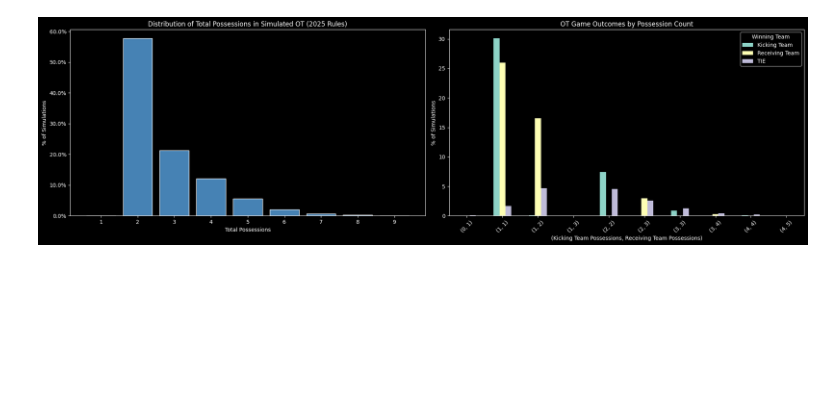
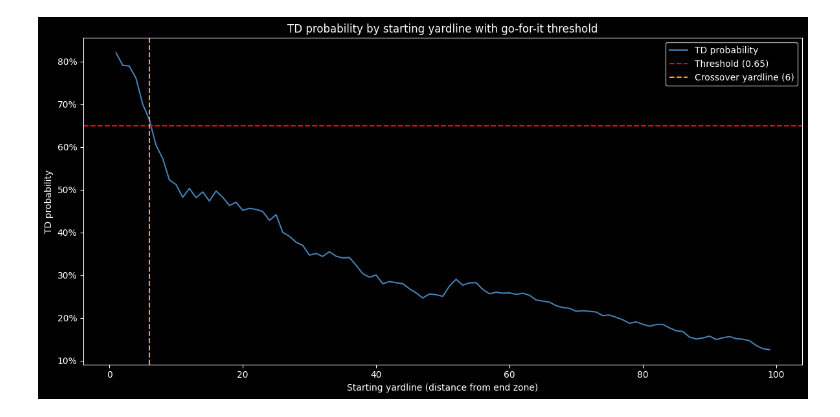
Before and after one commit to njlewin/NFL_Overtime_Model, a Jupyter notebook: Evaluation.ipynb, the cells around one changed output. Saved outputs shown, nothing was run; the diff lists cells and outputs as text; code cells hidden in the pictures; blank space fills up the shorter version.

```diff
--- a/Evaluation.ipynb
+++ b/Evaluation.ipynb
@@ -32,0 +9,3 @@ Name: proportion, dtype: float64
+# %%
+drive_list = pd.read_csv(DATA_DIR/DRIVE_FILE)
+ko_list = pd.read_csv(DATA_DIR/KO_FILE)
@@ -80,31 +96,33 @@ plt.show()
-# %%
-fig, (ax1, ax2) = plt.subplots(1, 2, figsize=(20, 6))
-
-# Top: outcomes by drive count
-counts = (
-    df2025_ties.groupby(['Kicking Team Possessions', 'Receiving Team Possessions', 'Winning Team'])['Winning Team']
-    .count()
-    .unstack('Winning Team', fill_value=0)
-)
-pcts = counts / len(df2025_ties) * 100
-pcts.plot(kind='bar', ax=ax2)
-ax2.set_xlabel('(Kicking Team Possessions, Receiving Team Possessions)')
-ax2.set_ylabel('% of Simulations')
-ax2.set_title('OT Game Outcomes by Possession Count')
-ax2.legend(title='Winning Team')
-ax2.tick_params(axis='x', rotation=45)
-
-# Bottom: total possession distribution
-df2025_ties['total_possessions'] = df2025_ties['Kicking Team Possessions'] + df2025_ties['Receiving Team Possessions']
-possession_counts = df2025_ties['total_possessions'].value_counts(normalize=True).sort_index() * 100
-ax1.bar(possession_counts.index, possession_counts.values, color='steelblue', edgecolor='white')
-ax1.set_xlabel('Total Possessions')
-ax1.set_ylabel('% of Simulations')
-ax1.set_title('Distribution of Total Possessions in Simulated OT (2025 Rules)')
-ax1.set_xticks(possession_counts.index)
-ax1.yaxis.set_major_formatter(plt.FuncFormatter(lambda x, _: f'{x:.1f}%'))
-
-plt.tight_layout()
-plt.show()
-# %% [output]
-[figure, removed]
+# %%
+results_by_yard = drive_list[drive_list['season']>=2016].groupby(['start_yardline'])['drive_result'].value_counts(normalize = True)
+# %%
+
+td_by_yard = (results_by_yard
+    .unstack('drive_result', fill_value=0)
+    .get('TOUCHDOWN', pd.Series(dtype=float))
+    .reset_index()
+    .rename(columns={'TOUCHDOWN': 'td_pct'}))
+
+# Smooth with rolling average to reduce noise from low sample yardlines
+td_by_yard = td_by_yard.sort_values('start_yardline')
+td_by_yard['td_pct_smooth'] = td_by_yard['td_pct'].rolling(5, center=True, min_periods=1).mean()
+
+# Find intersection at 0.44
+threshold = 0.65
+intersection = td_by_yard[td_by_yard['td_pct_smooth'] >= threshold]['start_yardline'].max()
+
+fig, ax = plt.subplots(figsize=(12, 6))
+ax.plot(td_by_yard['start_yardline'], td_by_yard['td_pct_smooth'], color='steelblue', label='TD probability')
+ax.axhline(threshold, color='red', linestyle='--', label=f'Threshold ({threshold})')
+ax.axvline(intersection, color='orange', linestyle='--', label=f'Crossover yardline ({intersection})')
+ax.set_xlabel('Starting yardline (distance from end zone)')
+ax.set_ylabel('TD probability')
+ax.set_title('TD probability by starting yardline with go-for-it threshold')
+ax.legend()
+ax.yaxis.set_major_formatter(plt.FuncFormatter(lambda x, _: f'{x:.0%}'))
+
+plt.tight_layout()
+plt.savefig('td_threshold.png', dpi=150)
+plt.show()
+# %% [output]
+[figure, added]
```
Also changed, not shown: parts of 30 cells of this notebook, 41 other files.
